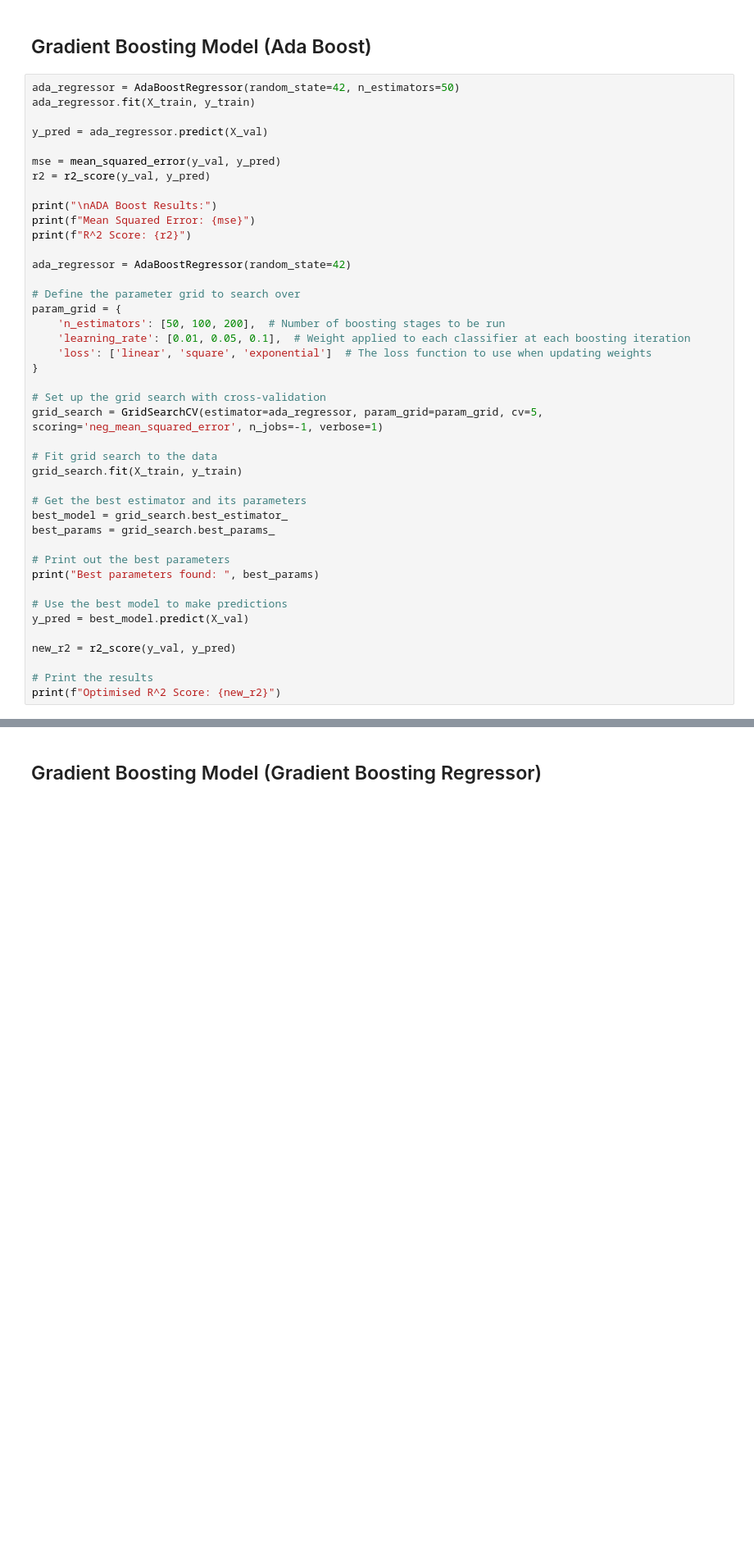
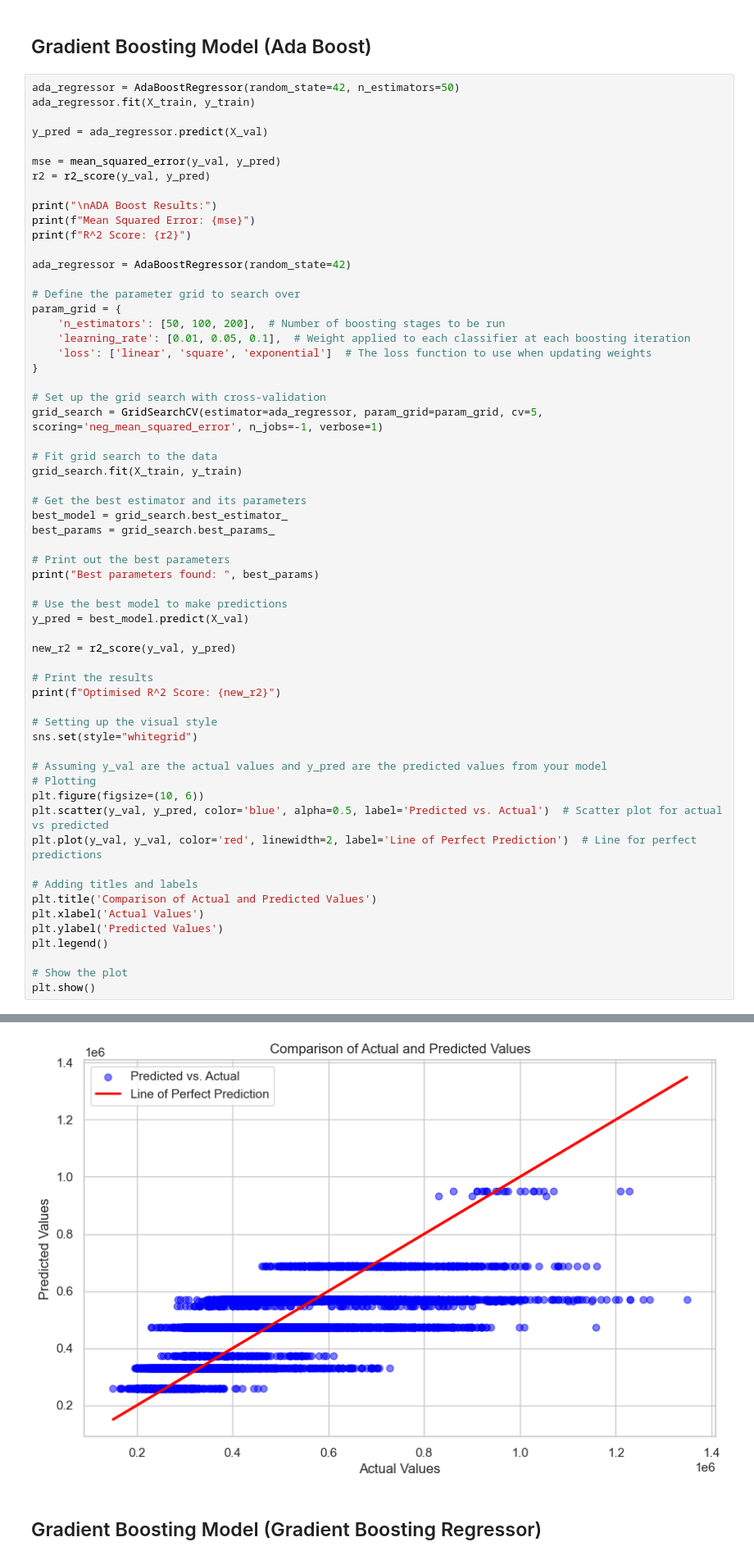
Before and after one commit to Cheenaswee/CS3244-Machines-That-Learn, a Jupyter notebook: CS3244_Data2.ipynb, the cells around one changed output, grey strips where cells are left out. Shown at 82% size. Drawn from its saved outputs; the diff is of its cells as text; blank space fills up the shorter version.

Commit message:
added graphs

```diff
--- a/CS3244_Data2.ipynb
+++ b/CS3244_Data2.ipynb
@@ -591,33 +597,52 @@ param_grid = {
     'loss': ['linear', 'square', 'exponential']  # The loss function to use when updating weights
 }
 
 # Set up the grid search with cross-validation
 grid_search = GridSearchCV(estimator=ada_regressor, param_grid=param_grid, cv=5, scoring='neg_mean_squared_error', n_jobs=-1, verbose=1)
 
 # Fit grid search to the data
 grid_search.fit(X_train, y_train)
 
 # Get the best estimator and its parameters
 best_model = grid_search.best_estimator_
 best_params = grid_search.best_params_
 
 # Print out the best parameters
 print("Best parameters found: ", best_params)
 
 # Use the best model to make predictions
 y_pred = best_model.predict(X_val)
 
 new_r2 = r2_score(y_val, y_pred)
 
 # Print the results
 print(f"Optimised R^2 Score: {new_r2}")
+
+# Setting up the visual style
+sns.set(style="whitegrid")
+
+# Assuming y_val are the actual values and y_pred are the predicted values from your model
+# Plotting
+plt.figure(figsize=(10, 6))
+plt.scatter(y_val, y_pred, color='blue', alpha=0.5, label='Predicted vs. Actual')  # Scatter plot for actual vs predicted
+plt.plot(y_val, y_val, color='red', linewidth=2, label='Line of Perfect Prediction')  # Line for perfect predictions
+
+# Adding titles and labels
+plt.title('Comparison of Actual and Predicted Values')
+plt.xlabel('Actual Values')
+plt.ylabel('Predicted Values')
+plt.legend()
+
+# Show the plot
+plt.show()
 # %% [output]
 ADA Boost Results:
 Mean Squared Error: 20185109876.585133
 R^2 Score: 0.23242974373012093
 Fitting 5 folds for each of 27 candidates, totalling 135 fits
 Best parameters found:  {'learning_rate': 0.01, 'loss': 'exponential', 'n_estimators': 50}
 Optimised R^2 Score: 0.4520462664790347
+[figure, added]
 # %% [markdown]
 ## Gradient Boosting Model (Gradient Boosting Regressor)
 # %%
```
Also changed, not shown: parts of 5 cells of this notebook.
